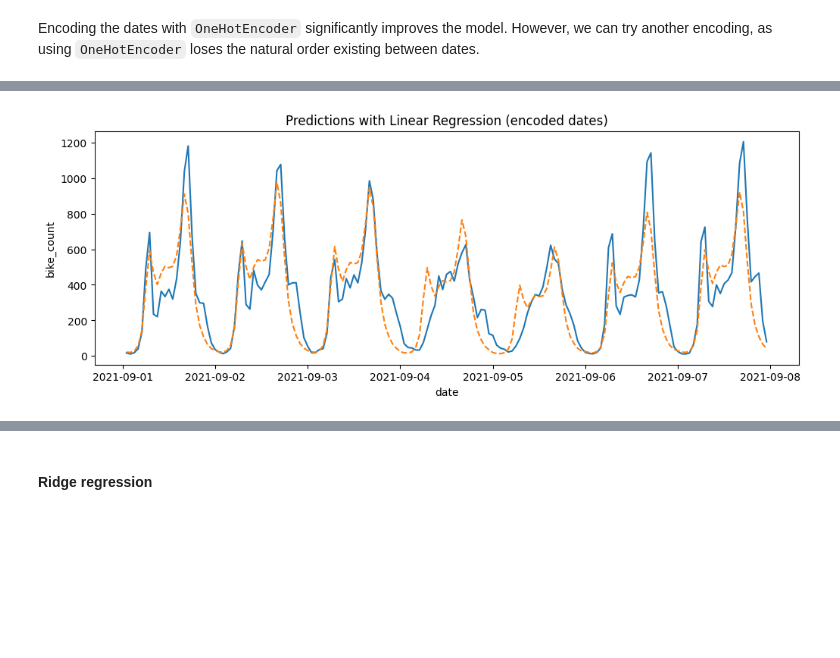
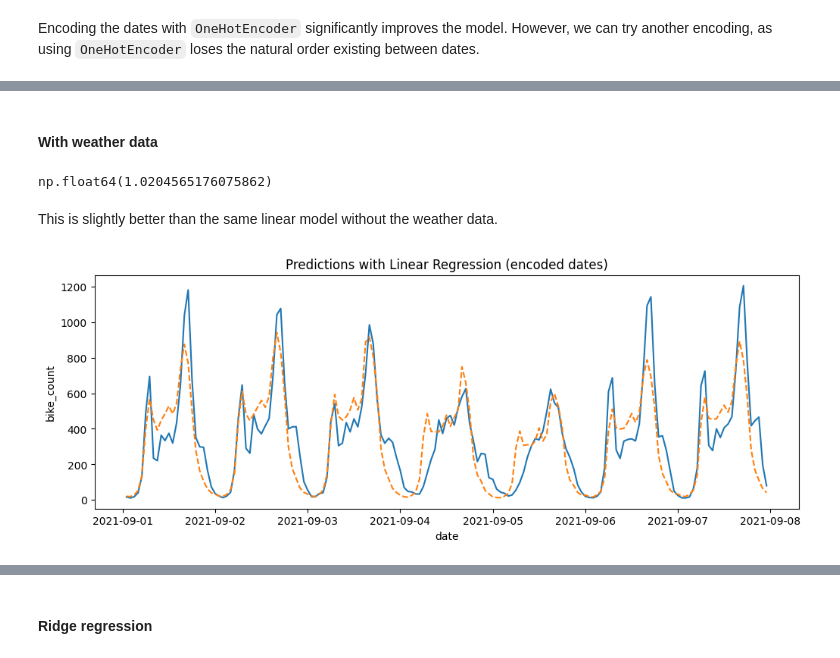
Before and after one commit to AuggyN/bike_counters, a Jupyter notebook: scripts/models.ipynb, the cells around one changed output, grey strips where cells are left out. Cells and saved outputs as stored; diff of their text form; code cells hidden in the pictures; blank space fills up the shorter version.

```diff
--- a/scripts/models.ipynb
+++ b/scripts/models.ipynb
@@ -110,3 +152,8 @@ def compute_rmse(estimator, X=X, y=y, cv=5):
+# %%
+from sklearn.impute import SimpleImputer, KNNImputer
+
+numerical_imputer = SimpleImputer(strategy="mean")
+categorical_imputer = SimpleImputer(strategy="most_frequent")
 # %% [markdown]
 ## Models
 # %% [markdown]
@@ -222,11 +319,55 @@ df_vis["bike_count (predicted)"] = np.exp(advanced_linear_regressor.predict(X[vi
+# %% [markdown]
+#### With weather data
+# %%
+from sklearn.linear_model import LinearRegression
+
+preprocessor = ColumnTransformer(
+    [
+        ("date", OneHotEncoder(handle_unknown="ignore"), date_cols),
+        ("weather numerical", numerical_imputer, numerical_weather_columns),
+        ("weather categorical", categorical_imputer, categorical_weather_columns),
+        ("categorical", OneHotEncoder(handle_unknown="ignore"), categorical_columns + categorical_weather_columns),
+
+    ]
+)
+
+pipeline = Pipeline(
+    [
+        ("dropper", column_dropper),
+        ("vacation", vacation_encoder),
+        ("date", date_encoder),
+        ("preprocessor", preprocessor),
+        ("linear_regressor", LinearRegression())
+    ]
+)
+
+compute_rmse(pipeline, X_with_weather)
+# %% [output]
+np.float64(1.0204565176075862)
+# %% [markdown]
+This is slightly better than the same linear model without the weather data.
 # %%
+advanced_linear_regressor_with_weather = pipeline.fit(X_with_weather, y)
+
+vis_mask = (
+    (X_with_weather["counter_name"] == "Totem 73 boulevard de Sébastopol S-N")
+    & (X_with_weather["date"] > pd.to_datetime("2021/09/01"))
+    & (X_with_weather["date"] < pd.to_datetime("2021/09/08"))
+)
+
+df_vis = X_with_weather[vis_mask].copy()
+y_vis = y[vis_mask]
+
+df_vis["bike_count"] = np.exp(y_vis) - 1
+df_vis["bike_count (predicted)"] = np.exp(advanced_linear_regressor_with_weather.predict(X_with_weather[vis_mask])) - 1
+
 fig, ax = plt.subplots(figsize=(12, 4))
 
 sns.lineplot(df_vis, x="date", y="bike_count", ax=ax)
 sns.lineplot(df_vis, x="date", y="bike_count (predicted)", ax=ax, ls="--")
 ax.set_title("Predictions with Linear Regression (encoded dates)")
 ax.set_ylabel("bike_count")
 
 plt.show()
 # %% [output]
-[figure, old version]
+[figure, new version]
```
Also changed, not shown: parts of 16 cells of this notebook, 1 other file.
